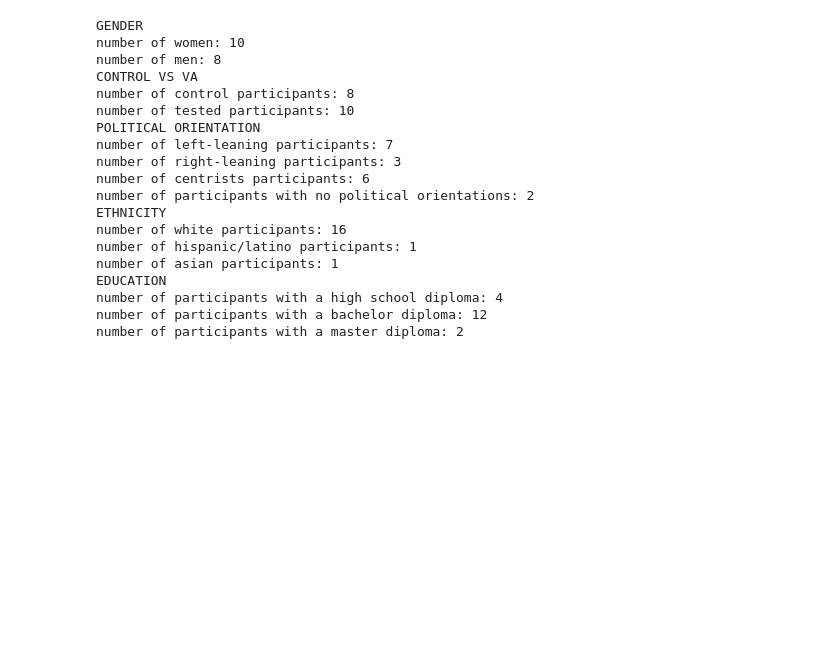
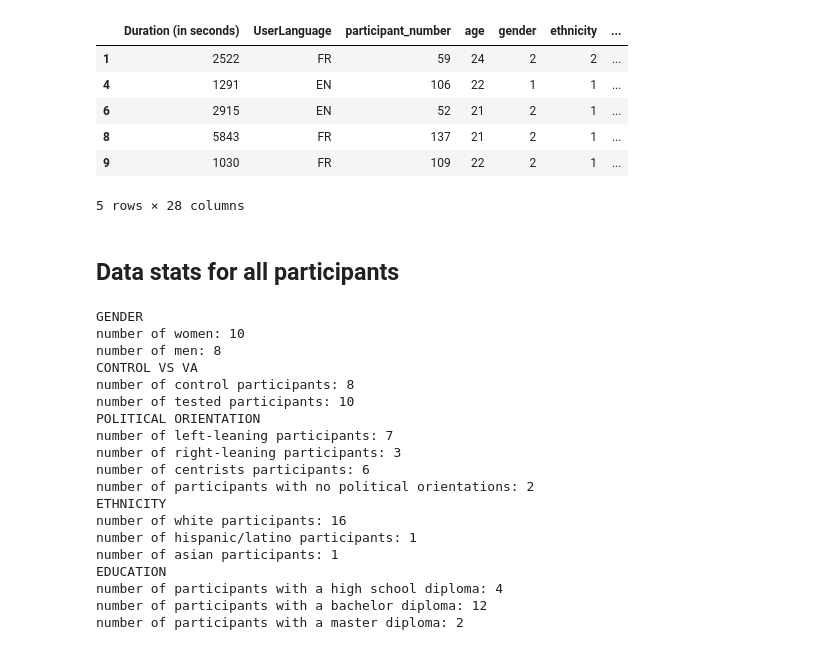
Before and after one commit to Caleiga/get_greened, a Jupyter notebook: participants_stats.ipynb, the cells around one changed output. Drawn from its saved outputs; the diff is of its cells as text; code cells hidden in the pictures; blank space fills up the shorter version.

```diff
--- a/participants_stats.ipynb
+++ b/participants_stats.ipynb
@@ -2,6 +2,18 @@
 from data_named import data
 import matplotlib.pyplot as plt
 import numpy as np
+# %%
+data.head()
+# %% [output]
+|  | Duration (in seconds) | UserLanguage | participant_number | age | gender | ethnicity | ... |
+| 1 | 2522 | FR | 59 | 24 | 2 | 2 | ... |
+| 4 | 1291 | EN | 106 | 22 | 1 | 1 | ... |
+| 6 | 2915 | EN | 52 | 21 | 2 | 1 | ... |
+| 8 | 5843 | FR | 137 | 21 | 2 | 1 | ... |
+| 9 | 1030 | FR | 109 | 22 | 2 | 1 | ... |
+5 rows × 28 columns
+# %% [markdown]
+## Data stats for all participants
 # %%
 print("GENDER")
 n_men = sum(data["gender"] == 1)
```
Also changed, not shown: parts of 5 cells of this notebook, 1 other file.
